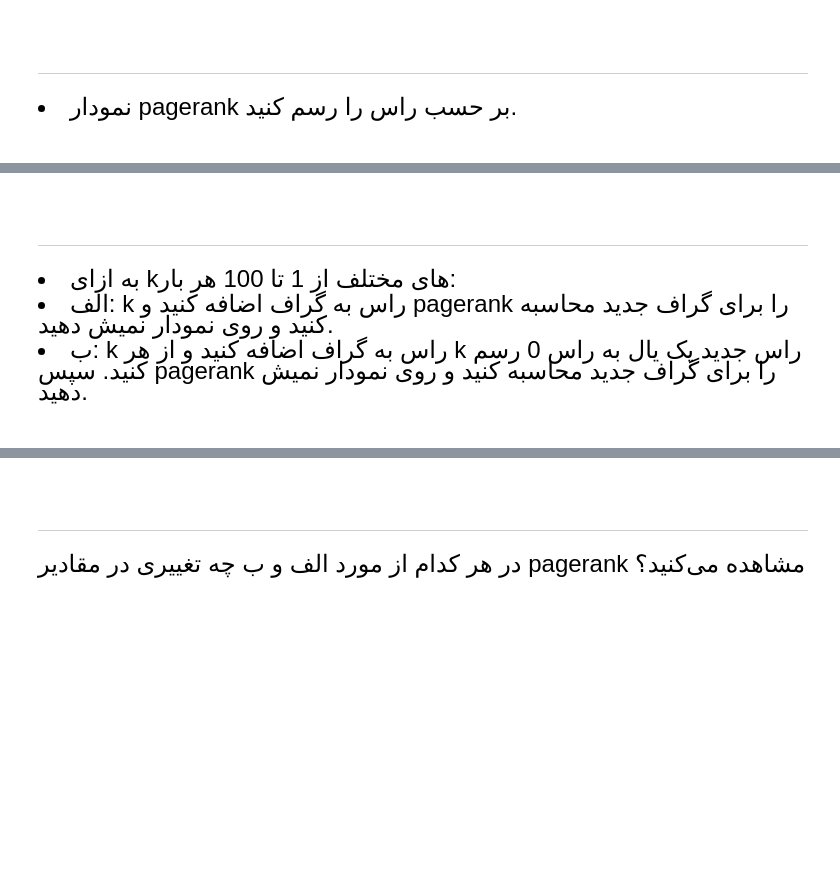
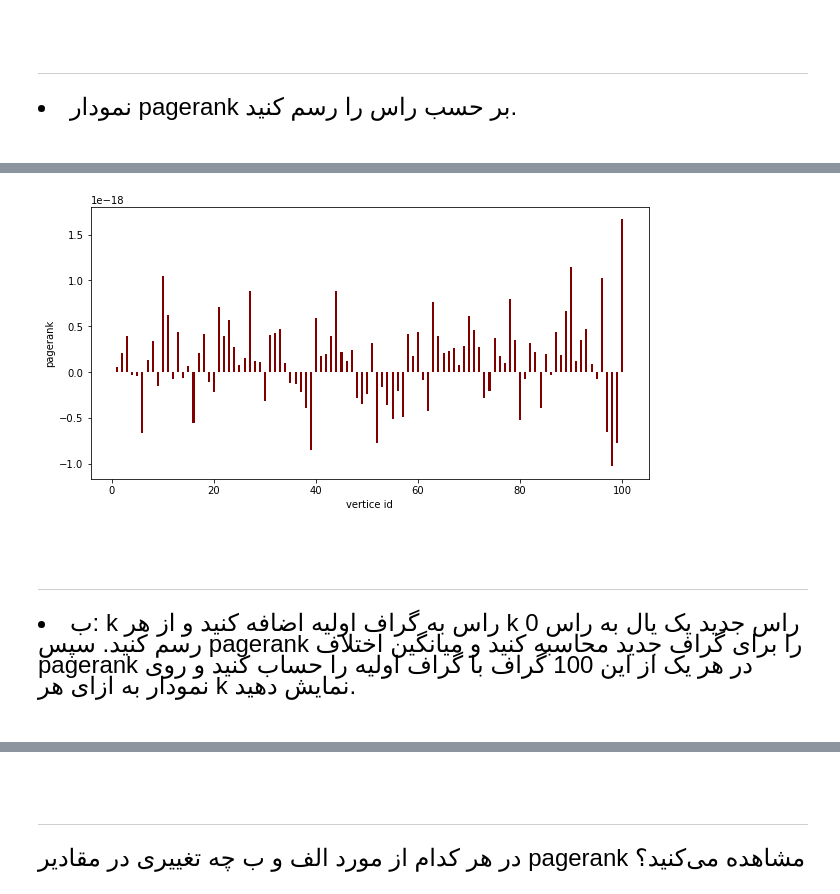
Before and after one commit to alex-abrehforoush/Homework, a Jupyter notebook: 7th sem/Foundations of Data Science/Projects/3/PRJ3_ANSWER.ipynb, the cells around one changed output, grey strips where cells are left out. Drawn from its saved outputs; the diff is of its cells as text; code cells hidden in the pictures; blank space fills up the shorter version.

```diff
--- a/7th sem/Foundations of Data Science/Projects/3/PRJ3_ANSWER.ipynb
+++ b/7th sem/Foundations of Data Science/Projects/3/PRJ3_ANSWER.ipynb
@@ -178,3 +184,25 @@ plt.show()
+# %%
+max_k = 100
+p_r_diffs = np.empty(max_k, dtype = type(x))
+
+for k in range(1, max_k + 1):
+    vertices_prime = range(v + k)
+    G_prime = G.copy()
+    G_prime.add_nodes_from(vertices_prime)
+    y = nx.pagerank(G_prime)
+    p_r_diffs[k - 1] = {key: y[key] - x.get(key, 0) for key in y}
+
+mean_prime = np.zeros(max_k)
+for i in range(max_k):
+    mean_prime[i] = np.mean(list(p_r_diffs[i].values()))
+
+fig = plt.figure(figsize = (10, 5))
+plt.bar(range(1, 101), mean_prime, color = "maroon", width = 0.4)
+plt.xlabel("vertice id")
+plt.ylabel("pagerank")
+plt.show()
+# %% [output]
+[figure, added]
 # %% [markdown]
 <p></p>
 <br/>
@@ -182,10 +210,8 @@ plt.show()
 	<font face="B Nazanin" size=5>
 		<p></p>
 		<hr>
-        <li>به ازای kهای مختلف از 1 تا 100 هر بار:</li>
-        <li>الف: k راس به گراف اضافه کنید و pagerank را برای گراف جدید محاسبه کنید و روی نمودار نمیش دهید.</li>
-        <li>ب: k راس به گراف اضافه کنید و از هر k راس جدید یک یال به راس 0 رسم کنید. سپس pagerank را برای گراف جدید محاسبه کنید و روی نمودار نمیش دهید. </li>
-<br/>
+        <li>ب: k راس به گراف اولیه اضافه کنید و از هر k راس جدید یک یال به راس 0 رسم کنید. سپس pagerank را برای گراف جدید محاسبه کنید و میانگین اختلاف pagerank در هر یک از این 100 گراف با گراف اولیه را حساب کنید و روی نمودار به ازای هر k  نمایش دهید.</li>
+    <br/>
 	</font>
 </div>
 # %%
```
Also changed, not shown: parts of 81 cells of this notebook, 36 other files.
